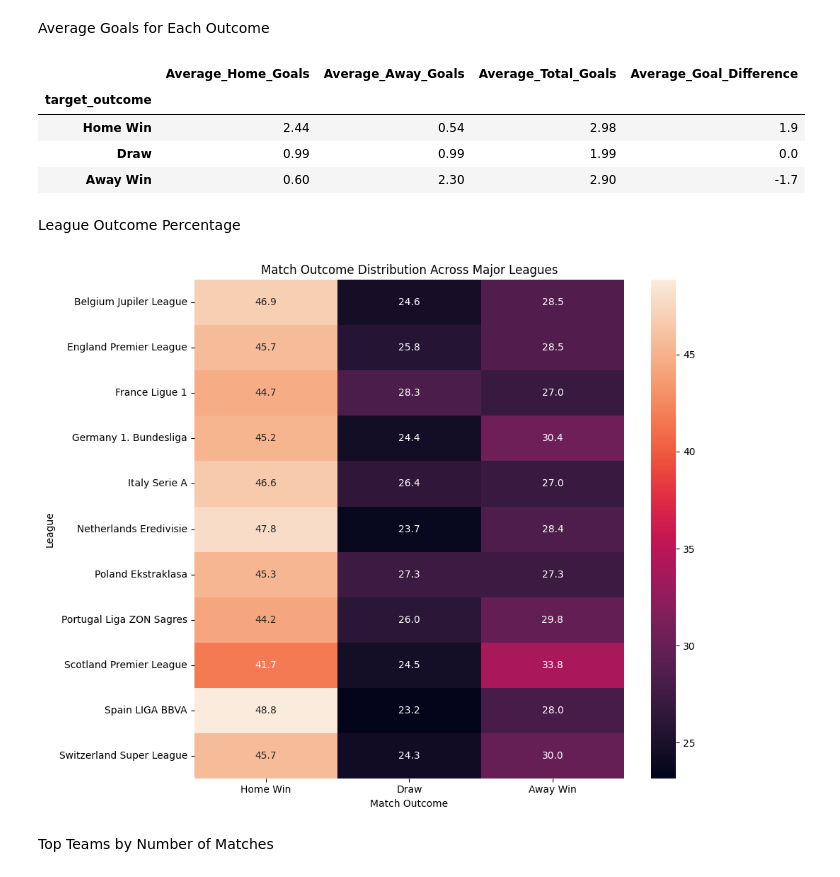
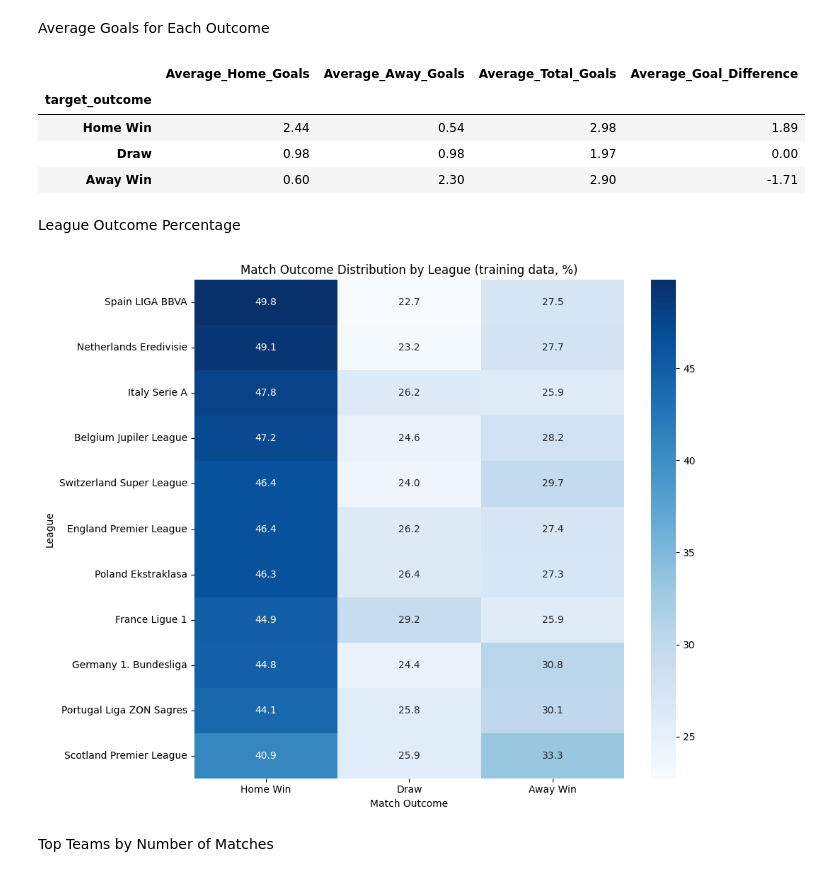
Before and after one commit to AruniAyodhya/Sports-Analytics, a Jupyter notebook: notebooks/Data Understanding.ipynb, the cells around one changed output. Drawn from its saved outputs; the diff is of its cells as text; code cells hidden in the pictures.

```diff
--- a/notebooks/Data Understanding.ipynb
+++ b/notebooks/Data Understanding.ipynb
@@ -20,9 +20,8 @@ import sqlite3
 import pandas as pd
 import numpy as np
 
-DB_PATH = "database.sqlite"
-
-conn = sqlite3.connect(db_path)
+DB_PATH = '/content/drive/MyDrive/ML Assignment/database.sqlite'
+conn = sqlite3.connect(DB_PATH)
 
 print("Connected successfully!")
 # %% [output]
@@ -508,13 +514,16 @@ SELECT
     ht.team_long_name AS home_team,
     at.team_long_name AS away_team
 FROM Match m
-JOIN League l ON m.league_id = l.id
-JOIN Country c ON l.country_id = c.id
-JOIN Team ht ON m.home_team_api_id = ht.team_api_id
-JOIN Team at ON m.away_team_api_id = at.team_api_id;
+LEFT JOIN League l  ON m.league_id = l.id
+LEFT JOIN Country c ON l.country_id = c.id
+LEFT JOIN Team ht   ON m.home_team_api_id = ht.team_api_id
+LEFT JOIN Team at   ON m.away_team_api_id = at.team_api_id;
 """
 context_df = pd.read_sql_query(query_context, conn)
-match_clean = match_df.merge(context_df, left_on="id", right_on="match_id")
+match_clean = match_df.merge(context_df, left_on="id", right_on="match_id",
+                             how="left", validate="one_to_one")
+assert len(match_clean) == len(match_df), "Rows lost/duplicated in merge"
+assert match_clean[["league_name","home_team","away_team"]].notna().all().all()
 
 # 3. Check Target Class Imbalance (Crucial for Evaluation Metric Reasoning)
 target_distribution = pd.DataFrame({
@@ -765,3 +772,10 @@ Files saved:
 # Exploratory Data Analysis (EDA)
 # %% [markdown]
 Overall Match Outcome Distribution
+# %%
+# EDA is performed on the TRAINING split only
+eda_df = train_df.copy()
+eda_df["total_goals"]     = eda_df["home_team_goal"] + eda_df["away_team_goal"]
+eda_df["goal_difference"] = eda_df["home_team_goal"] - eda_df["away_team_goal"]
+
+print("EDA rows (training split):", len(eda_df))
@@ -853,7 +859,7 @@ plt.show()
 Average Goals for Each Outcome
 # %%
 goal_summary = (
-    match_clean
+    eda_df
     .groupby("target_outcome")
     .agg(
         Average_Home_Goals=("home_team_goal", "mean"),
@@ -868,37 +874,35 @@ display(goal_summary.round(2))
 # %% [output]
 |  | Average_Home_Goals | Average_Away_Goals | Average_Total_Goals | Average_Goal_Difference |
 | target_outcome |  |  |  |  |
-| Home Win | 2.44 | 0.54 | 2.98 | 1.9 |
-| Draw | 0.99 | 0.99 | 1.99 | 0.0 |
-| Away Win | 0.60 | 2.30 | 2.90 | -1.7 |
+| Home Win | 2.44 | 0.54 | 2.98 | 1.89 |
+| Draw | 0.98 | 0.98 | 1.97 | 0.00 |
+| Away Win | 0.60 | 2.30 | 2.90 | -1.71 |
 # %% [markdown]
 League Outcome Percentage
 # %%
 league_outcomes = pd.crosstab(
-    match_clean["league_name"],
-    match_clean["target_outcome"],
+    eda_df["league_name"],
+    eda_df["target_outcome"],
     normalize="index"
 ) * 100
 
 league_outcomes = league_outcomes[
     ["Home Win", "Draw", "Away Win"]
 ]
 
+league_outcomes = league_outcomes.sort_values("Home Win", ascending=False)
+
 plt.figure(figsize=(10, 8))
 
-sns.heatmap(
-    league_outcomes.head(15),
-    annot=True,
-    fmt=".1f"
-)
+sns.heatmap(league_outcomes, annot=True, fmt=".1f", cmap="Blues")
 
-plt.title("Match Outcome Distribution Across Major Leagues")
+plt.title("Match Outcome Distribution by League (training data, %)")
 plt.xlabel("Match Outcome")
 plt.ylabel("League")
 plt.tight_layout()
 plt.show()
 # %% [output]
-[figure, old version]
+[figure, new version]
 # %% [markdown]
 Top Teams by Number of Matches
 # %%
```
Also changed, not shown: parts of 26 cells of this notebook, 7 other files.
